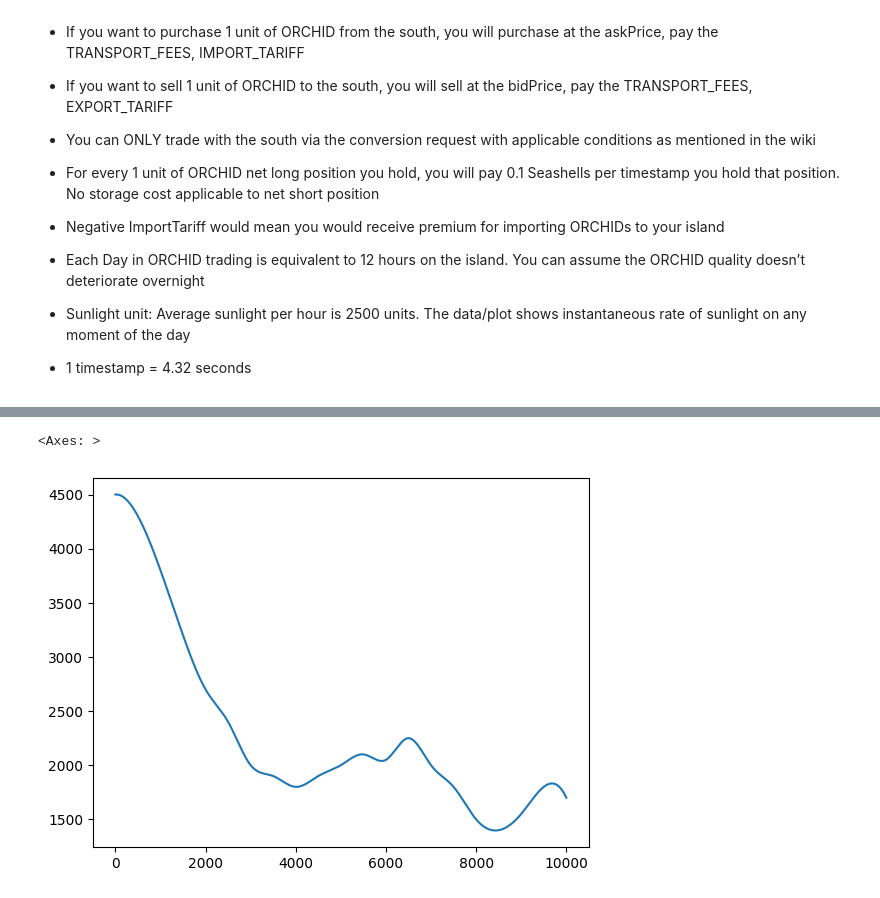
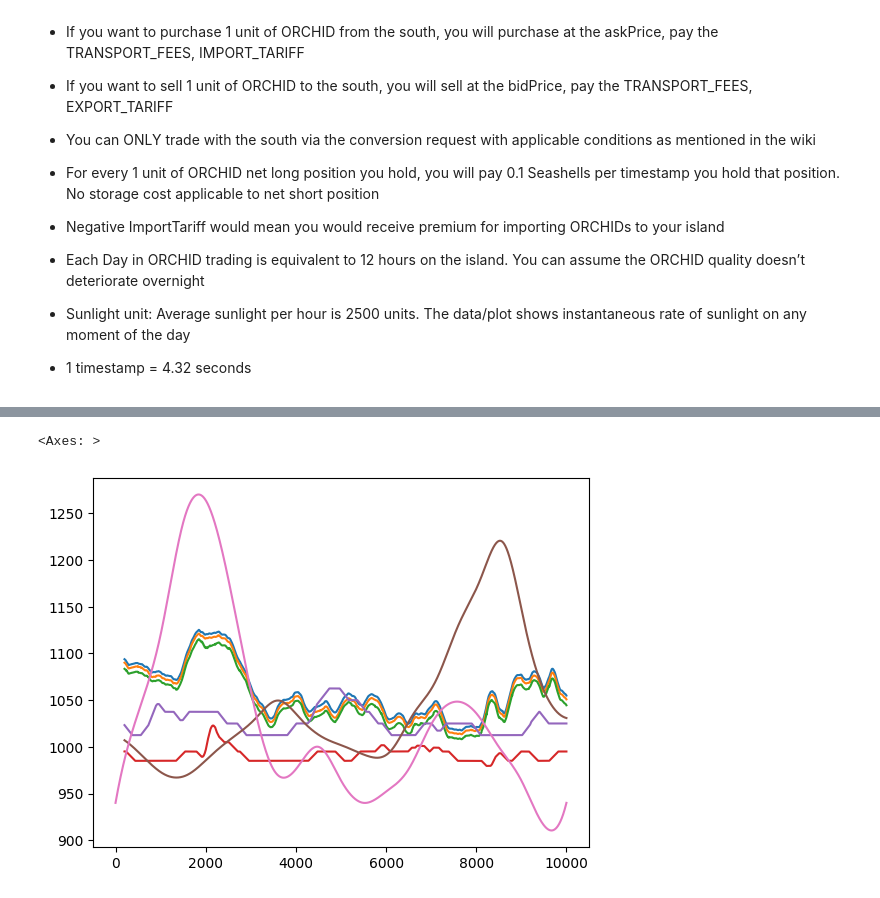
Before and after one commit to naman-doshi/IMCProsperity-2, a Jupyter notebook: R2/analysis.ipynb, the cells around one changed output, grey strips where cells are left out. Saved outputs shown, nothing was run; the diff lists cells and outputs as text; code cells hidden in the pictures.

```diff
--- a/R2/analysis.ipynb
+++ b/R2/analysis.ipynb
@@ -34,21 +21,36 @@ df['ORCHIDS'].plot()
-# %%
-# 7 hours worth of sunlight need over whole day
-neededAMT = 2500 * (7/12) * 10000
-
-# 10 minutes worth
-incr = 2500 * (1/72) * 10000
-
-
-df['SUNLIGHT'].plot()
-
-
-# straight line at neededAMT
-# plt.axhline(y=neededAMT, color='r', linestyle='-')
-
-# the bigger the difference, the more scarce it is thus higher price
-# %% [output]
-<Axes: >
-[figure, removed]
+# %%
+import pandas as pd
+import numpy as np
+import matplotlib.pyplot as plt
+
+df = pd.read_csv('d3.csv', sep=';')
+df = df.reset_index(drop=True)
+df = df.drop('timestamp', axis=1)
+
+# moving average
+df['ORCHIDS'] = df['ORCHIDS'].rolling(window=200).mean()
+buyCost = []
+for i in range(0, len(df)):
+    buyCost.append(df['ORCHIDS'][i] + df['IMPORT_TARIFF'][i] + df['TRANSPORT_FEES'][i])
+df['BUY_COST'] = buyCost
+
+sellRev = []
+for i in range(0, len(df)):
+    sellRev.append(df['ORCHIDS'][i] - df['EXPORT_TARIFF'][i] - df['TRANSPORT_FEES'][i])
+df['SELL_COST'] = sellRev
+
+df['ORCHIDS'].plot()
+df['BUY_COST'].plot()
+df['SELL_COST'].plot()
+(df['EXPORT_TARIFF']*10+900).rolling(window=200).mean().plot()
+(-df['IMPORT_TARIFF']*25+900).rolling(window=200).mean().plot()
+(df['SUNLIGHT']/10 + 800).rolling(window=200).mean().plot()
+(df['HUMIDITY'] * 12 + 100).plot()
+
+# (df['IMPORT_TARIFF'] + df['TRANSPORT_FEES']).plot()
+# %% [output]
+<Axes: >
+[figure, added]
 # %%
 effect = []
 for i in range(0, len(df)):
```
Also changed, not shown: parts of 8 cells of this notebook, 1 other file.
